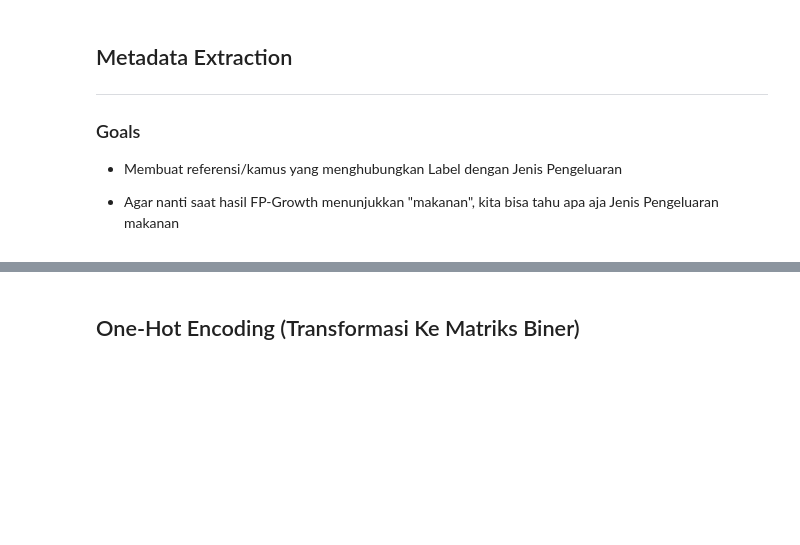
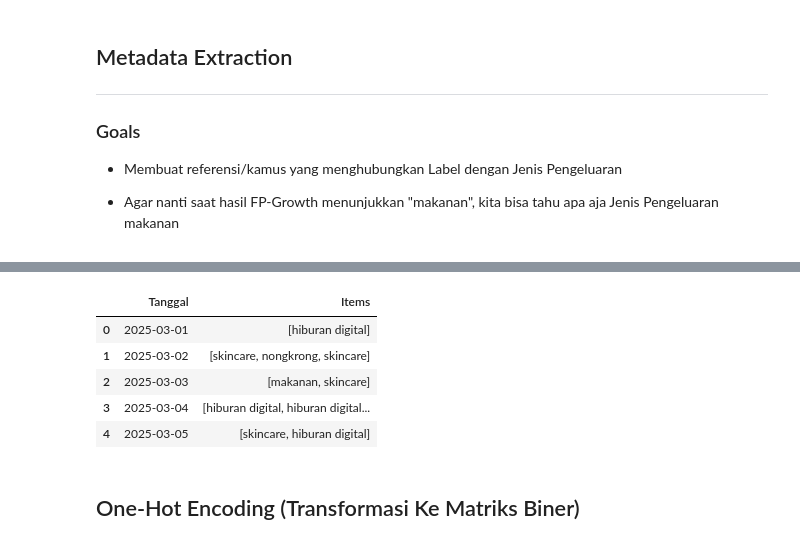
Before and after one commit to michaelasilalahi/DataMining_AssociationRuleLearning_Fp-Growth, a Jupyter notebook: associationRuleLearning_Fp-Growth.ipynb, the cells around one changed output, grey strips where cells are left out. Cells and saved outputs as stored; diff of their text form; code cells hidden in the pictures; blank space fills up the shorter version.

```diff
--- a/associationRuleLearning_Fp-Growth.ipynb
+++ b/associationRuleLearning_Fp-Growth.ipynb
@@ -142,3 +254,21 @@ df_textStandardization.head(10)
+# %%
+datasetTransaction, df_transactionAggregation = aggregateTransactions(
+    df = df_textStandardization,
+    groupColumn = "Tanggal",
+    itemColumn = "Label",
+    dataFormat = "%d/%m/%Y",
+    save_to_csv = True,
+    fileName = "./data/aggregated_transactions.csv"
+)
+# %%
+df_transactionAggregation.head(5)
+# %% [output]
+|  | Tanggal | Items |
+| 0 | 2025-03-01 | [hiburan digital] |
+| 1 | 2025-03-02 | [skincare, nongkrong, skincare] |
+| 2 | 2025-03-03 | [makanan, skincare] |
+| 3 | 2025-03-04 | [hiburan digital, hiburan digital... |
+| 4 | 2025-03-05 | [skincare, hiburan digital] |
 # %% [markdown]
 ## One-Hot Encoding (Transformasi Ke Matriks Biner)
 # %% [markdown]
```
Also changed, not shown: parts of 6 cells of this notebook, 2 other files.
